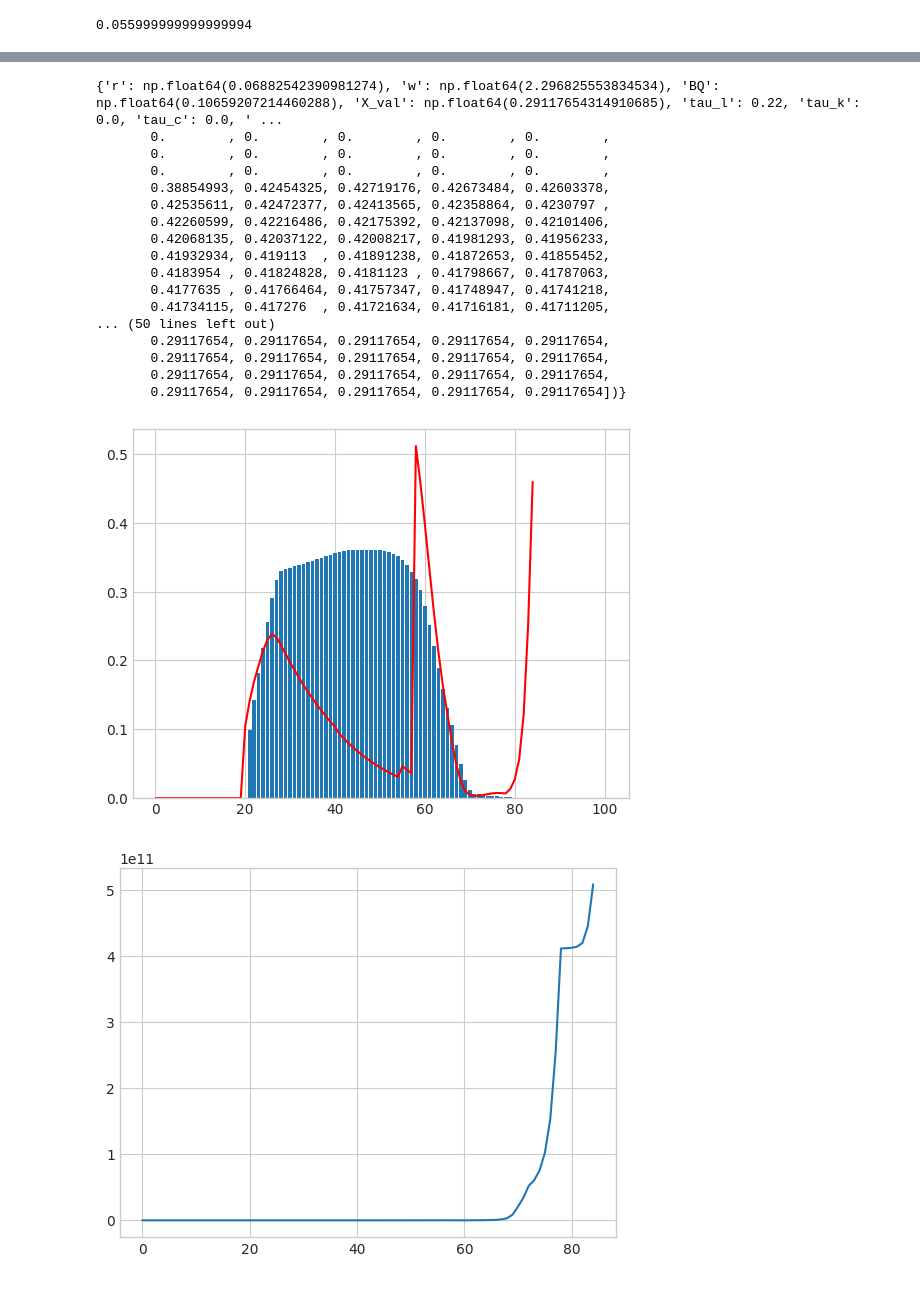
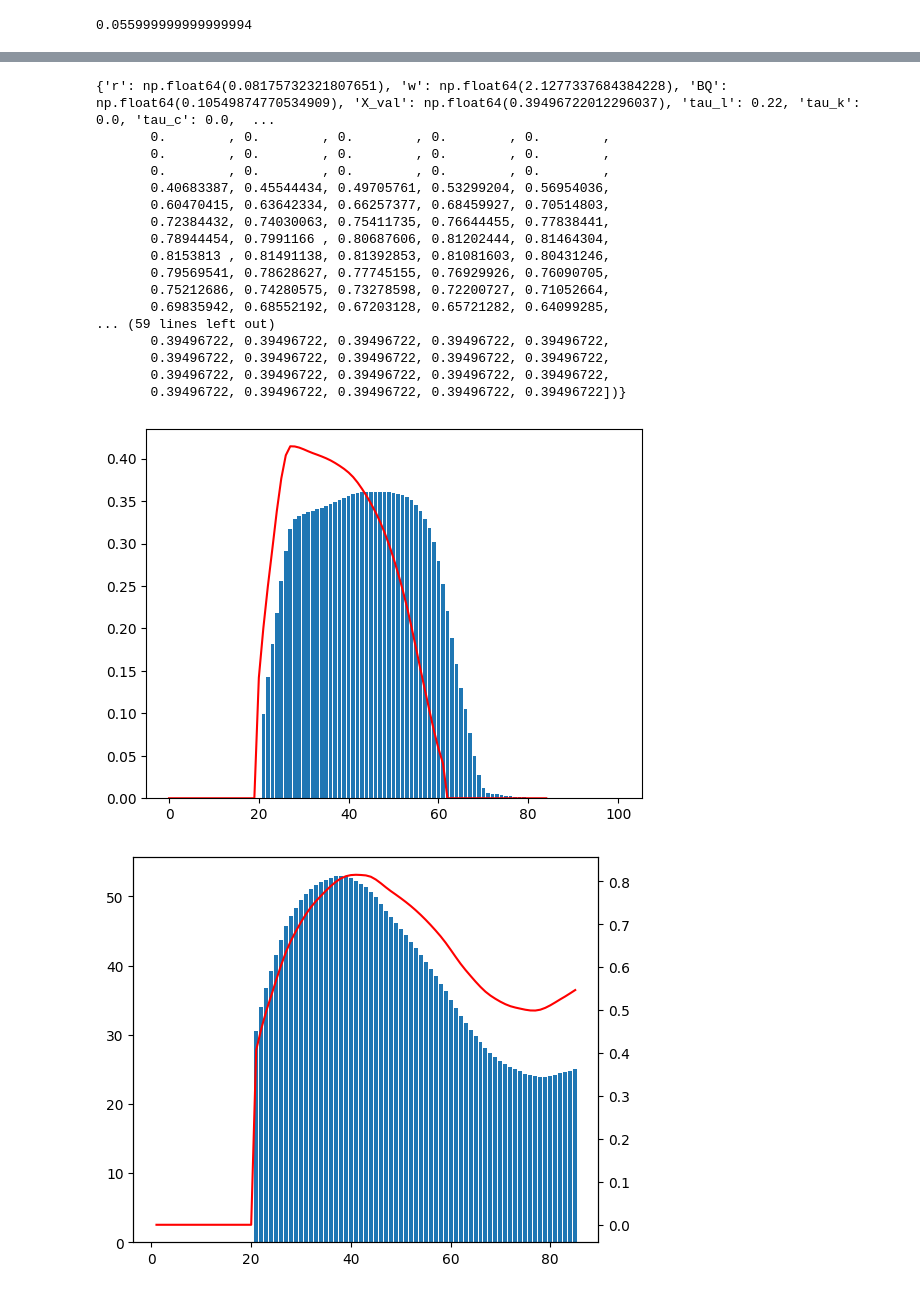
Before and after one commit to Gandolier/Cost_of_ageing_OLG, a Jupyter notebook: Interface (via Notebooks)/Tests.ipynb, the cells around one changed output, grey strips where cells are left out. Drawn from its saved outputs; the diff is of its cells as text; code cells hidden in the pictures.

```diff
--- a/Interface (via Notebooks)/Tests.ipynb
+++ b/Interface (via Notebooks)/Tests.ipynb
@@ -147,3 +144,6 @@ consumption = [23.8, 36.8, 47.2, 51.6, 53., 51.3, 47., 42.5, 37.4, 31.7, 27.4, 2
+# %%
+reimport()
+c_target = build_cons_profile()
 # %% [markdown]
 ## Equilibrium 2025
 # %%
@@ -179,10 +179,10 @@ np.float64(0.018860661425129505)
 year = 2025
 g_n = omega.loc[year].sum() / omega.loc[year-1].sum() - 1
 S = 85
-R = 65
+R = 62
 chi_s = np.ones(S)
 chi_s[R:] = 1e12
-c_min = (0.2 * 5.6) * (1 - 0.7 * np.exp(-0.054))
+c_min = (0.0 * 5.6) * (1 - 0.7 * np.exp(-0.054))
 
 params = {
     'A': 1.4,
@@ -202,7 +202,7 @@ params = {
     'ltilde': 1.,
     'b_ellip': .4309,
     'upsilon': 1.7648,
-    'h': 0.1,
+    'h': 0.0,
     #'c_min_wage_share': 0.0,
     'c_min': c_min,
     'chi_s': chi_s#_cal,
@@ -225,21 +225,22 @@ solver_params = {
     'tax_guess': .22,
     'policy_mode': 'fix_tax',
     'tax_type': 'tau_l',
-    'xi': 0.1,
+    'xi': 0.3,
     'tol': 1e-2,
     'max_iter': 10000,
     'debug': False
 }
 
 reimport()
-chi_s_cal, ss_results = calibrate_chi(
+chi_s_cal, beta_s_cal, ss_results = calibrate_chi_beta(
     params=params,
     vectors=vectors,
     n_target=n_target[:S],
+    c_target=c_target[:S],
     max_iter=50,
     tol=1e-2,
-    xi_chi=.1,
+    xi_chi=.2,
+    xi_beta=.2,
     ss_solve_kwargs=solver_params,
 )
-ss_results
 # %% [output]
@@ -263,33 +264,39 @@ Chi-iter 2: max |dchi| = 6.055e+05, r = -0.0228, w = 5.8064
 # %%
 print(ss_results)
 plt.plot(ss_results['n_vec'], c='r')
 plt.bar(range(1, 101), n_target)
 plt.show()
 
+fig, ax1 = plt.subplots(figsize=[6,5])
+ax2 = ax1.twinx()
+ax1.bar(range(1, S+1), c_target[:S])
+ax2.plot(range(1, S+1), ss_results['c_vec'], c='r')
+plt.show()
+
+plt.plot(ss_results['b_vec'])
+plt.show()
+
 plt.plot(chi_s_cal)
 plt.show()
 
-plt.plot(ss_results['c_vec'])
-plt.show()
-
-plt.plot(ss_results['b_vec'])
+plt.plot(beta_s_cal)
 # %% [output]
-{'r': np.float64(0.06882542390981274), 'w': np.float64(2.296825553834534), 'BQ': np.float64(0.10659207214460288), 'X_val': np.float64(0.29117654314910685), 'tau_l': 0.22, 'tau_k': 0.0, 'tau_c': 0.0, ' ...
+{'r': np.float64(0.08175732321807651), 'w': np.float64(2.1277337684384228), 'BQ': np.float64(0.10549874770534909), 'X_val': np.float64(0.39496722012296037), 'tau_l': 0.22, 'tau_k': 0.0, 'tau_c': 0.0,  ...
        0.        , 0.        , 0.        , 0.        , 0.        ,
        0.        , 0.        , 0.        , 0.        , 0.        ,
        0.        , 0.        , 0.        , 0.        , 0.        ,
-       0.38854993, 0.42454325, 0.42719176, 0.42673484, 0.42603378,
-       0.42535611, 0.42472377, 0.42413565, 0.42358864, 0.4230797 ,
-       0.42260599, 0.42216486, 0.42175392, 0.42137098, 0.42101406,
-       0.42068135, 0.42037122, 0.42008217, 0.41981293, 0.41956233,
-       0.41932934, 0.419113  , 0.41891238, 0.41872653, 0.41855452,
-       0.4183954 , 0.41824828, 0.4181123 , 0.41798667, 0.41787063,
-       0.4177635 , 0.41766464, 0.41757347, 0.41748947, 0.41741218,
-       0.41734115, 0.417276  , 0.41721634, 0.41716181, 0.41711205,
-... (50 lines left out)
-       0.29117654, 0.29117654, 0.29117654, 0.29117654, 0.29117654,
-       0.29117654, 0.29117654, 0.29117654, 0.29117654, 0.29117654,
-       0.29117654, 0.29117654, 0.29117654, 0.29117654, 0.29117654,
-       0.29117654, 0.29117654, 0.29117654, 0.29117654, 0.29117654])}
+       0.40683387, 0.45544434, 0.49705761, 0.53299204, 0.56954036,
+       0.60470415, 0.63642334, 0.66257377, 0.68459927, 0.70514803,
+       0.72384432, 0.74030063, 0.75411735, 0.76644455, 0.77838441,
+       0.78944454, 0.7991166 , 0.80687606, 0.81202444, 0.81464304,
+       0.8153813 , 0.81491138, 0.81392853, 0.81081603, 0.80431246,
+       0.79569541, 0.78628627, 0.77745155, 0.76929926, 0.76090705,
+       0.75212686, 0.74280575, 0.73278598, 0.72200727, 0.71052664,
+       0.69835942, 0.68552192, 0.67203128, 0.65721282, 0.64099285,
+... (59 lines left out)
+       0.39496722, 0.39496722, 0.39496722, 0.39496722, 0.39496722,
+       0.39496722, 0.39496722, 0.39496722, 0.39496722, 0.39496722,
+       0.39496722, 0.39496722, 0.39496722, 0.39496722, 0.39496722,
+       0.39496722, 0.39496722, 0.39496722, 0.39496722, 0.39496722])}
-[figure, old version]
+[figure, new version]
-[figure, old version]
+[figure, new version]
```
Also changed, not shown: parts of 4 cells of this notebook, 5 other files.
